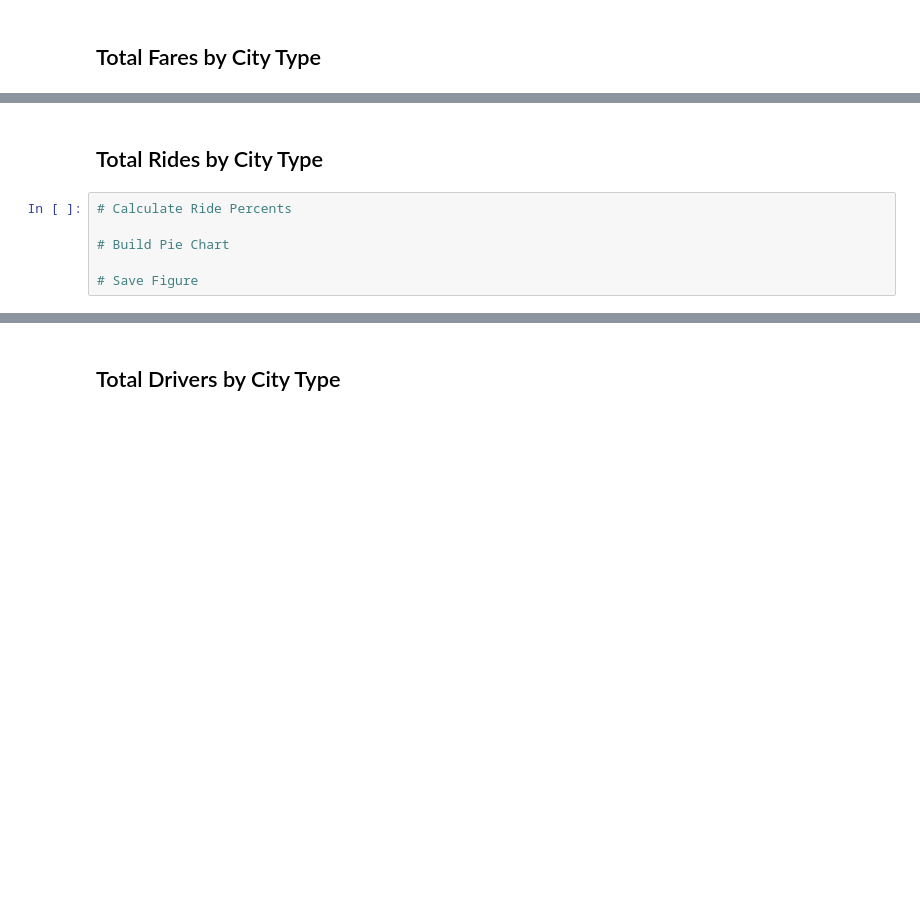
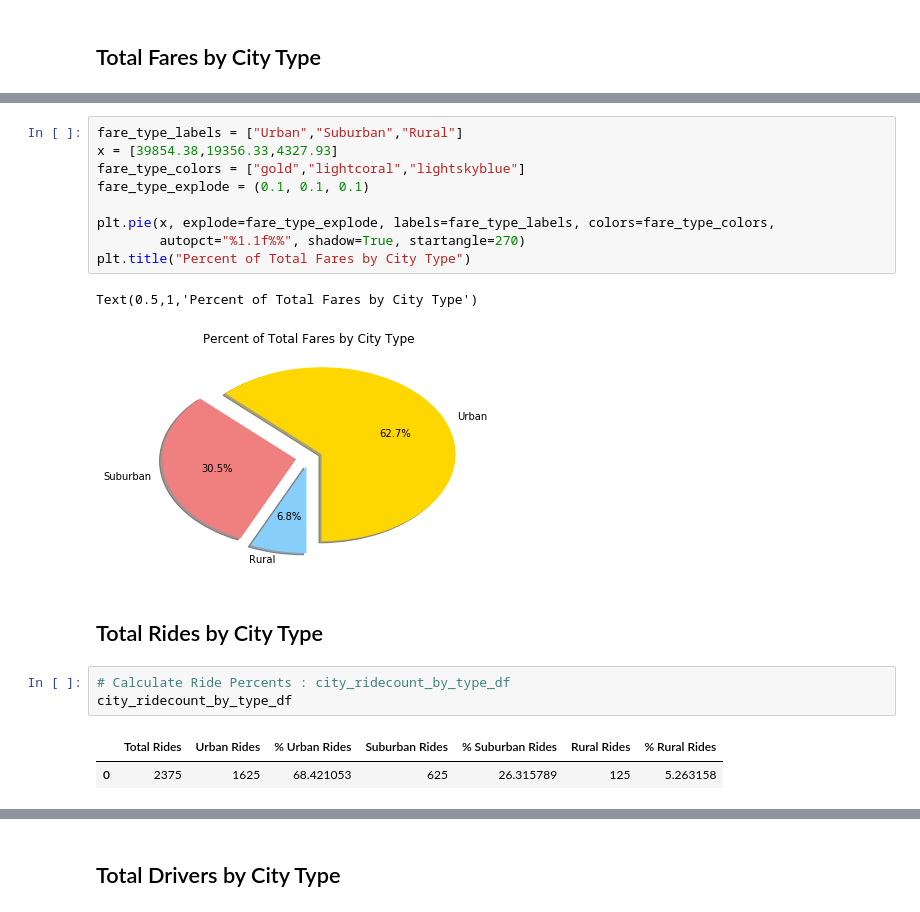
Before and after one commit to GfP1973/MATPLOTLIB_HW, a Jupyter notebook: pyber_starter.ipynb, the cells around one changed output, grey strips where cells are left out. Drawn from its saved outputs; the diff is of its cells as text; blank space fills up the shorter version.

```diff
--- a/pyber_starter.ipynb
+++ b/pyber_starter.ipynb
@@ -304,8 +381,20 @@ plt.show()
+# %%
+fare_type_labels = ["Urban","Suburban","Rural"]
+x = [39854.38,19356.33,4327.93]
+fare_type_colors = ["gold","lightcoral","lightskyblue"]
+fare_type_explode = (0.1, 0.1, 0.1)
+
+plt.pie(x, explode=fare_type_explode, labels=fare_type_labels, colors=fare_type_colors,
+        autopct="%1.1f%%", shadow=True, startangle=270)
+plt.title("Percent of Total Fares by City Type")
+# %% [output]
+Text(0.5,1,'Percent of Total Fares by City Type')
+[figure, added]
 # %% [markdown]
 ## Total Rides by City Type
 # %%
-# Calculate Ride Percents
-
-# Build Pie Chart
-
-# Save Figure
+# Calculate Ride Percents : city_ridecount_by_type_df
+city_ridecount_by_type_df
+# %% [output]
+|  | Total Rides | Urban Rides | % Urban Rides | Suburban Rides | % Suburban Rides | Rural Rides | % Rural Rides |
+| 0 | 2375 | 1625 | 68.421053 | 625 | 26.315789 | 125 | 5.263158 |
```
Also changed, not shown: parts of 27 cells of this notebook.
